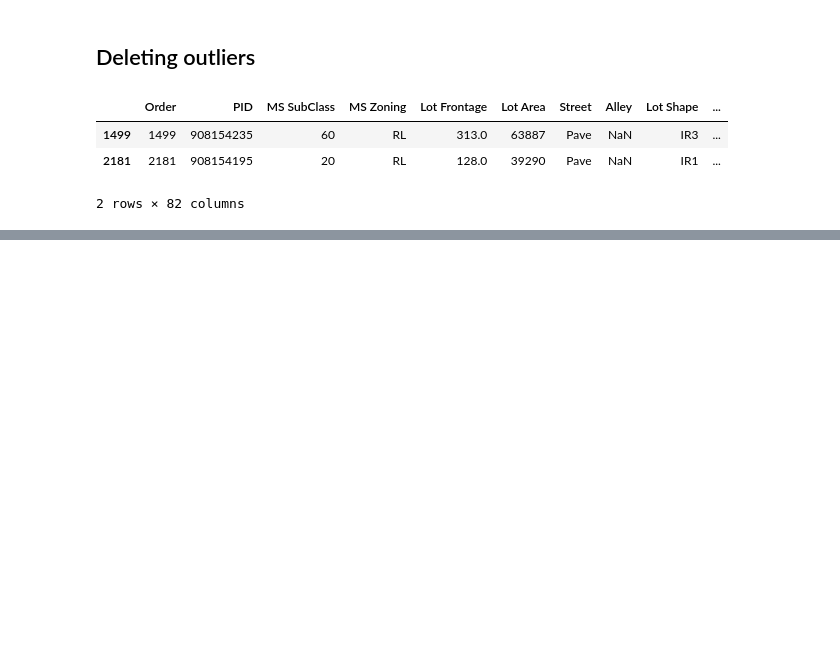
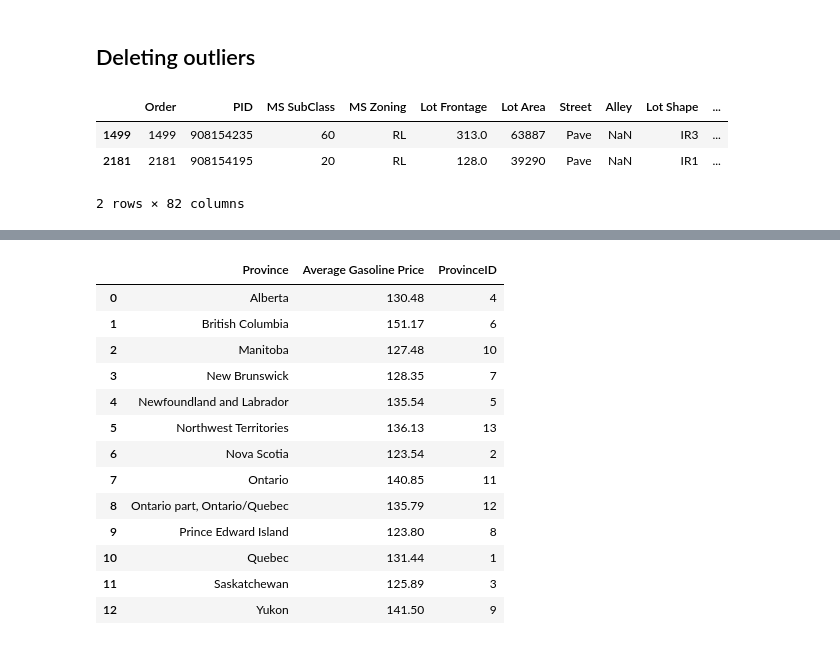
Before and after one commit to neuralsrg/EDA, a Jupyter notebook: learning_dataframe.ipynb, the cells around one changed output, grey strips where cells are left out. Cells and saved outputs as stored; diff of their text form; code cells hidden in the pictures; blank space fills up the shorter version.

```diff
--- a/learning_dataframe.ipynb
+++ b/learning_dataframe.ipynb
@@ -482,0 +496,7 @@ housing.drop(housing.index[[1499, 2181]])
+# %%
+data = (gasoline[['REF_DATE','GEO','Type of fuel','VALUE']]).rename(columns={"REF_DATE" : "DATE", "Type of fuel" : "TYPE"})
+data[['City', 'Province']] = data['GEO'].str.split(',', n=1, expand=True)
+data['DATE'] = pd.to_datetime(data['DATE'], format='%b-%y')
+data['Month'] = data['DATE'].dt.month_name().str.slice(stop=3)
+data['Year'] = data['DATE'].dt.year
+data.head()
@@ -482,0 +565,35 @@ housing.drop(housing.index[[1499, 2181]])
+# %%
+one_year = data[data['Year'] == 2021]
+geodata =  one_year.groupby('Province')['VALUE'].mean().reset_index(name ='Average Gasoline Price').round(2)
+
+provinces={' Newfoundland and Labrador':5,
+ ' Prince Edward Island':8,
+ ' Nova Scotia':2,
+ ' New Brunswick':7,
+ ' Quebec':1,
+ ' Ontario':11,
+ ' Ontario part, Ontario/Quebec':12,
+ ' Manitoba':10,
+ ' Saskatchewan':3,
+ ' Alberta':4,
+ ' British Columbia':6,
+ ' Yukon':9,
+ ' Northwest Territories':13
+}
+geodata['ProvinceID']=geodata['Province'].map(provinces)
+display(geodata)
+# %% [output]
+|  | Province | Average Gasoline Price | ProvinceID |
+| 0 | Alberta | 130.48 | 4 |
+| 1 | British Columbia | 151.17 | 6 |
+| 2 | Manitoba | 127.48 | 10 |
+| 3 | New Brunswick | 128.35 | 7 |
+| 4 | Newfoundland and Labrador | 135.54 | 5 |
+| 5 | Northwest Territories | 136.13 | 13 |
+| 6 | Nova Scotia | 123.54 | 2 |
+| 7 | Ontario | 140.85 | 11 |
+| 8 | Ontario part, Ontario/Quebec | 135.79 | 12 |
+| 9 | Prince Edward Island | 123.80 | 8 |
+| 10 | Quebec | 131.44 | 1 |
+| 11 | Saskatchewan | 125.89 | 3 |
+| 12 | Yukon | 141.50 | 9 |
```
Also changed, not shown: parts of 10 cells of this notebook.
